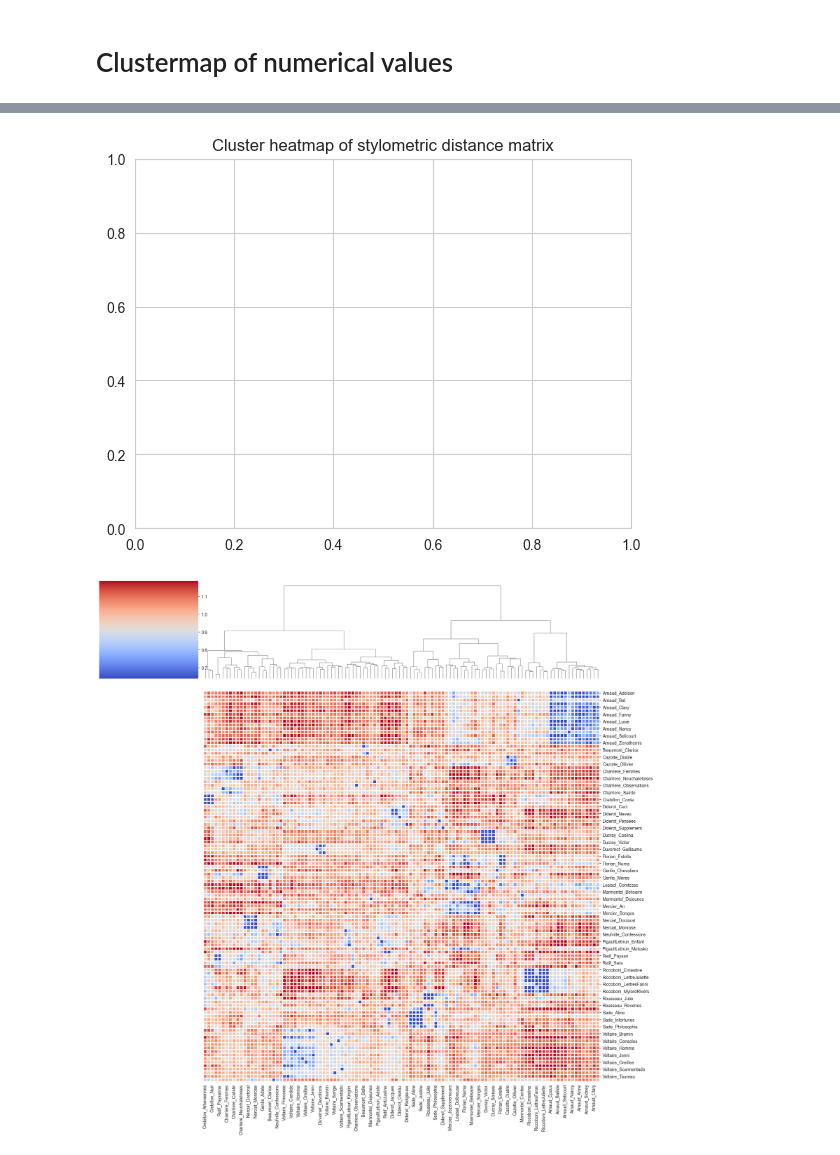
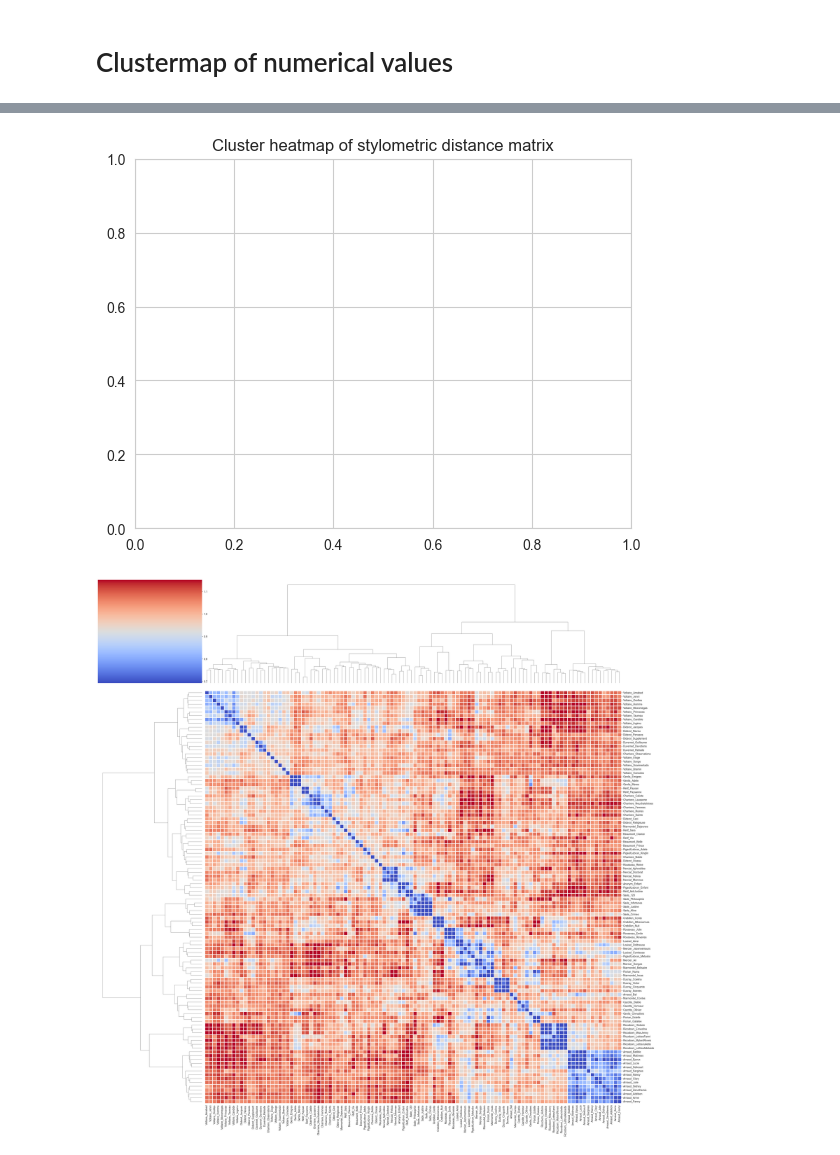
Before and after one commit to MiMoText/Stylometric_Analysis, a Jupyter notebook: make_clustermap.ipynb, the cells around one changed output, grey strips where cells are left out. Saved outputs shown, nothing was run; the diff lists cells and outputs as text; code cells hidden in the pictures.

```diff
--- a/make_clustermap.ipynb
+++ b/make_clustermap.ipynb
@@ -7,6 +7,6 @@ from matplotlib import pyplot as plt
 import numpy as np
 %matplotlib inline
 # %%
-matrix = pd.read_csv("distance_table_2000_MFW_wurzburg.csv", sep=",", encoding="utf8",index_col=0)  # CSV mit Komma als Trennzeichen
+matrix = pd.read_csv("distance_tables/distance_table_2000-4000MFW_wurzburg_incl_AnonymEnfant.csv", sep=",", encoding="utf8",index_col=0)  # CSV mit Komma als Trennzeichen
 print(matrix.head())
 # %% [output]
@@ -33,24 +33,24 @@ matrix = matrix.sort_index(axis=0).sort_index(axis=1)
 # %%
 sns.set_style("whitegrid")
 plt.figure()
 plt.title("Cluster heatmap of stylometric distance matrix")
 sns.clustermap(
         data=matrix,
         method="ward", # ward|centroid etc.
         robust=True,
-        figsize=(18,18),
+        figsize=(30,30),
         #annot=True,
         square=False,
         linewidths=0.8,
         linecolor="white",
         cmap="coolwarm",
-        row_cluster=False,
-        cbar=True,
+        row_cluster=True,
+        #cbar=True,
         )
 plt.tight_layout()
 plt.show()
-plt.savefig("clustermapfile.png", dpi=300)
+#plt.savefig("clustermapfile.png", dpi=300)
 plt.close()
 # %% [output]
 [figure]
-[figure, old version]
+[figure, new version]
```
Also changed, not shown: parts of 1 cell of this notebook, 3 other files.
